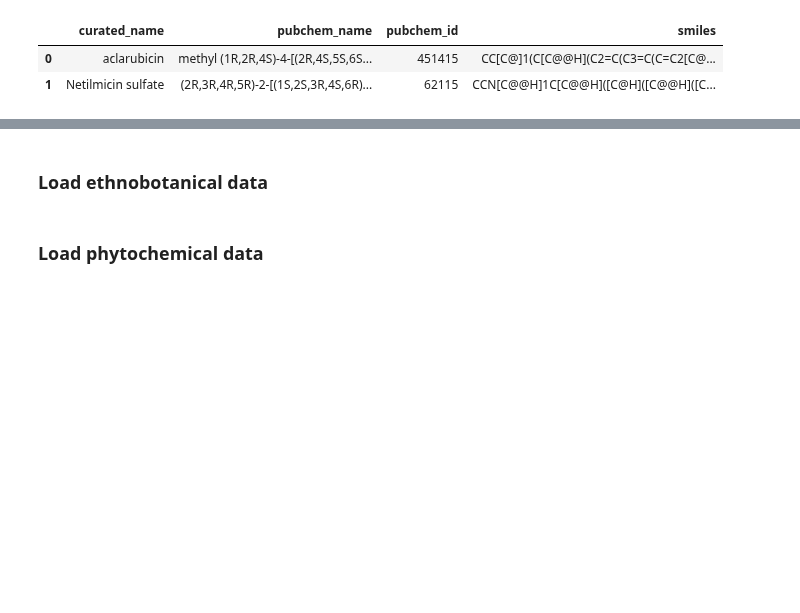
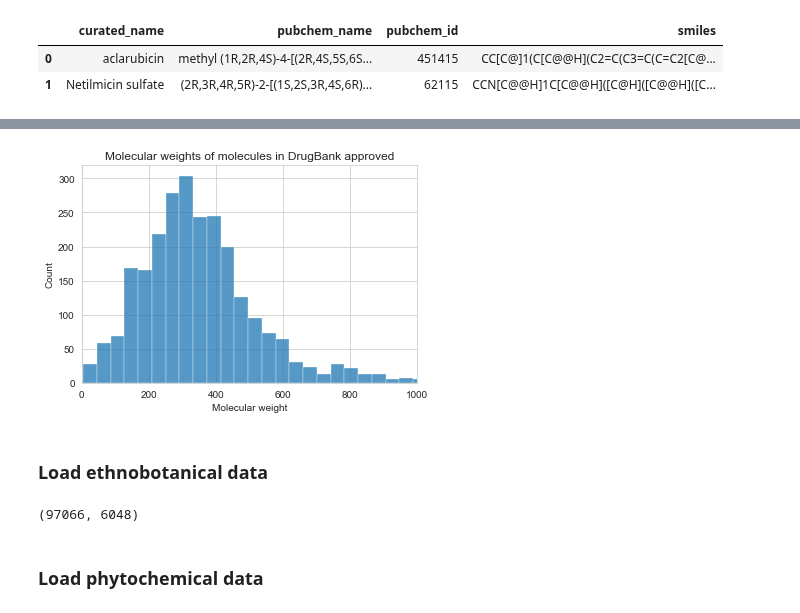
Before and after one commit to enveda/plant-chemical-space, a Jupyter notebook: notebooks/5_newman_chemical.ipynb, the cells around one changed output, grey strips where cells are left out. Cells and saved outputs as stored; diff of their text form; code cells hidden in the pictures; blank space fills up the shorter version.

```diff
--- a/notebooks/5_newman_chemical.ipynb
+++ b/notebooks/5_newman_chemical.ipynb
@@ -96,0 +123,6 @@ len(all_inchikeys)
+# %%
+drugbank_approved_df = PandasTools.LoadSDF(
+    '/Users/danieldomingo/Downloads/drugbank_approved.sdf',
+    smilesName='SMILES',
+    molColName='Molecule',
+)
@@ -97,3 +133,21 @@ len(all_inchikeys)
+# %%
+molecular_weights = []
+
+for smiles in tqdm(drugbank_approved_df.SMILES):
+    try:
+        mol = MolFromSmiles(smiles)
+    except:
+        skipped += 1
+
+    molecular_weights.append(ExactMolWt(mol))
+# %%
+sns.histplot(molecular_weights, bins=100)
+plt.title('Molecular weights of molecules in DrugBank approved')
+plt.xlabel('Molecular weight')
+plt.xlim(0, 1000)
+plt.show()
+# %% [output]
+[figure, added]
 # %% [markdown]
 ### Load ethnobotanical data
 # %%
@@ -104,6 +158,10 @@ plant_disease_df = pd.read_csv(
 )
 
 medicinal_plants = plant_disease_df.plant_curie.unique()
+# %%
+plant_disease_df.shape[0], len(medicinal_plants)
+# %% [output]
+(97066, 6048)
 # %% [markdown]
 ### Load phytochemical data
 # %%
```
Also changed, not shown: parts of 37 cells of this notebook, 1 other file.
